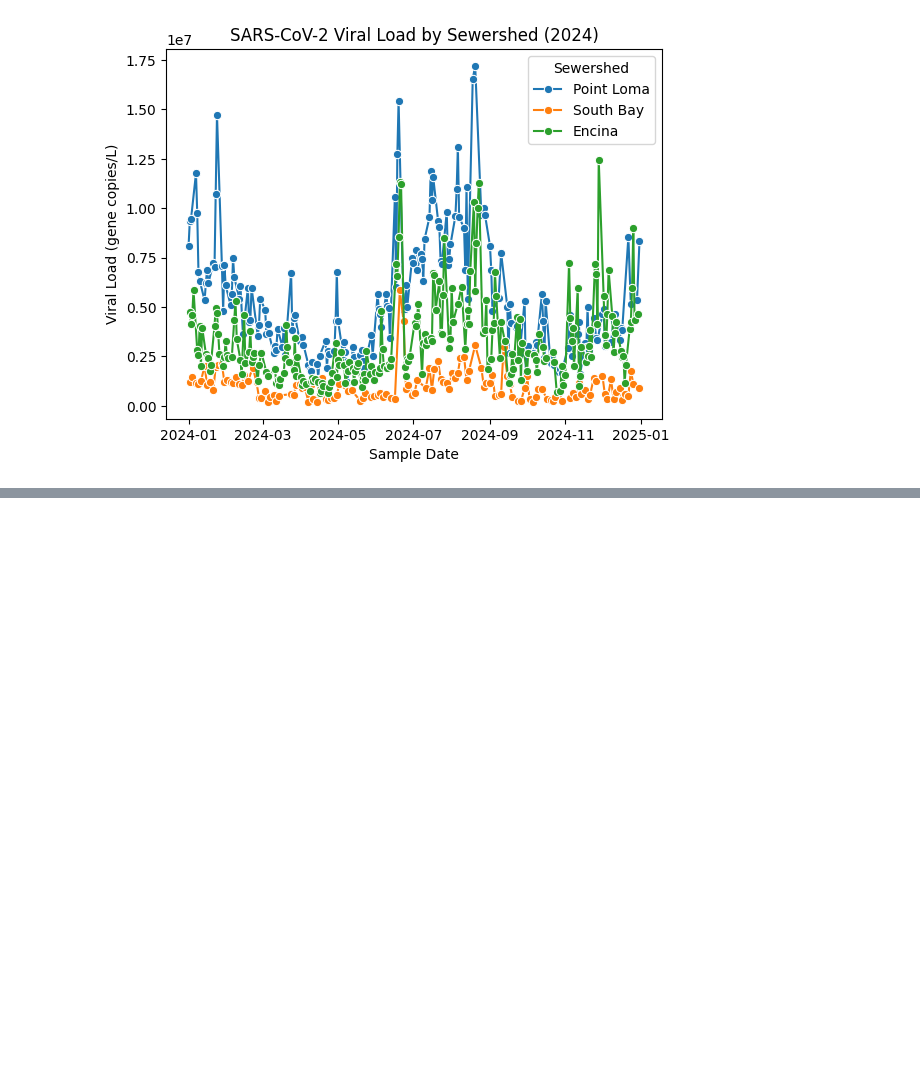
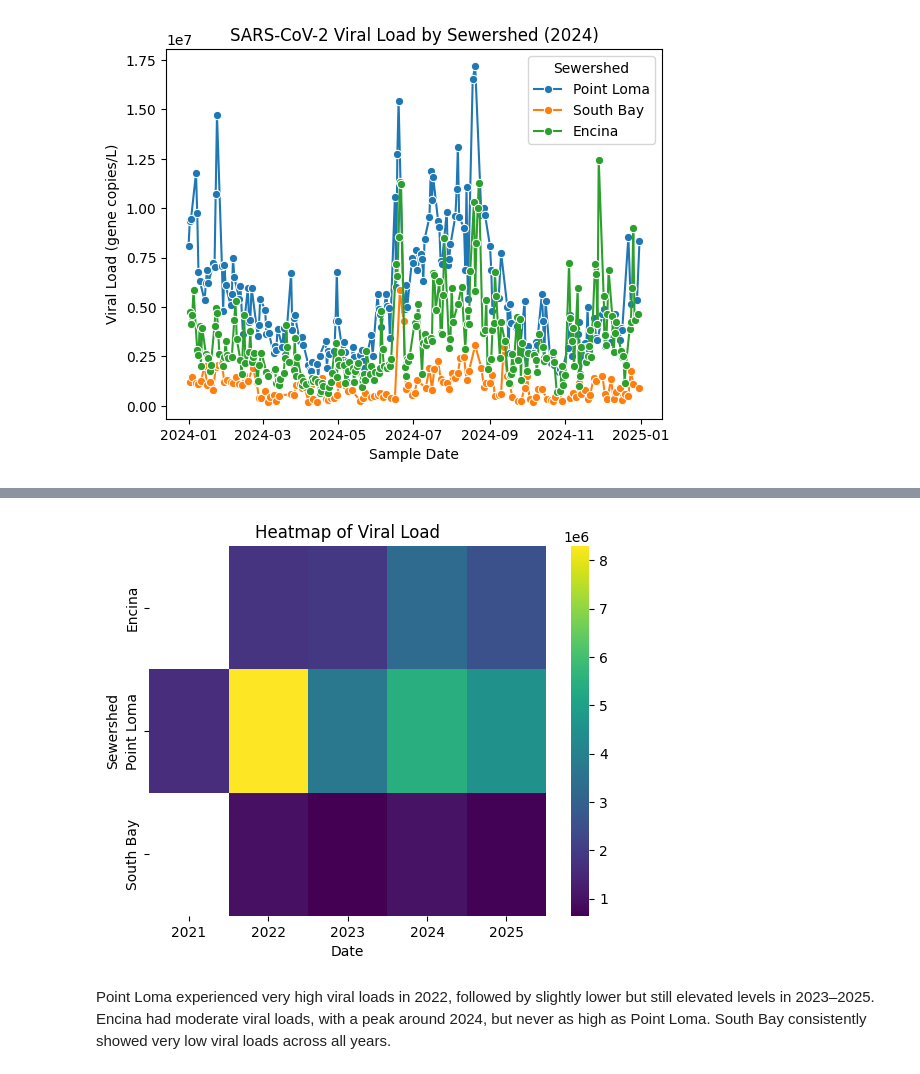
Before and after one commit to elizabethmurphy24/SRTI, a Jupyter notebook: plots.ipynb, the cells around one changed output, grey strips where cells are left out. Cells and saved outputs as stored; diff of their text form; code cells hidden in the pictures; blank space fills up the shorter version.

```diff
--- a/plots.ipynb
+++ b/plots.ipynb
@@ -93,0 +95,11 @@ plt.show()
+# %%
+pivot = data.pivot_table(index='Year', columns='Sewershed', values='Mean viral gene copies/L')
+sns.heatmap(pivot.T, cmap='viridis')
+plt.title('Heatmap of Viral Load')
+plt.xlabel('Date')
+plt.ylabel('Sewershed')
+plt.show()
+# %% [output]
+[figure, added]
+# %% [markdown]
+Point Loma experienced very high viral loads in 2022, followed by slightly lower but still elevated levels in 2023–2025. Encina had moderate viral loads, with a peak around 2024, but never as high as Point Loma. South Bay consistently showed very low viral loads across all years.
```
Also changed, not shown: parts of 4 cells of this notebook.
